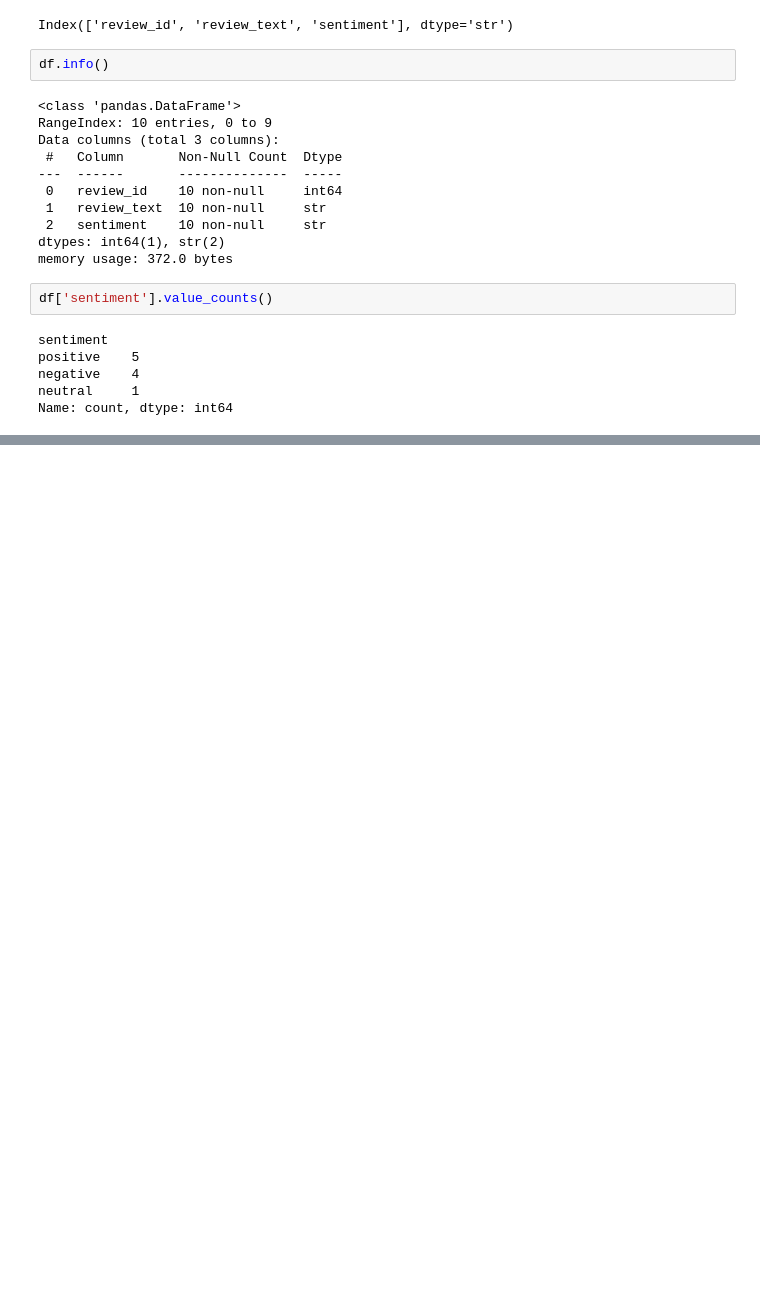
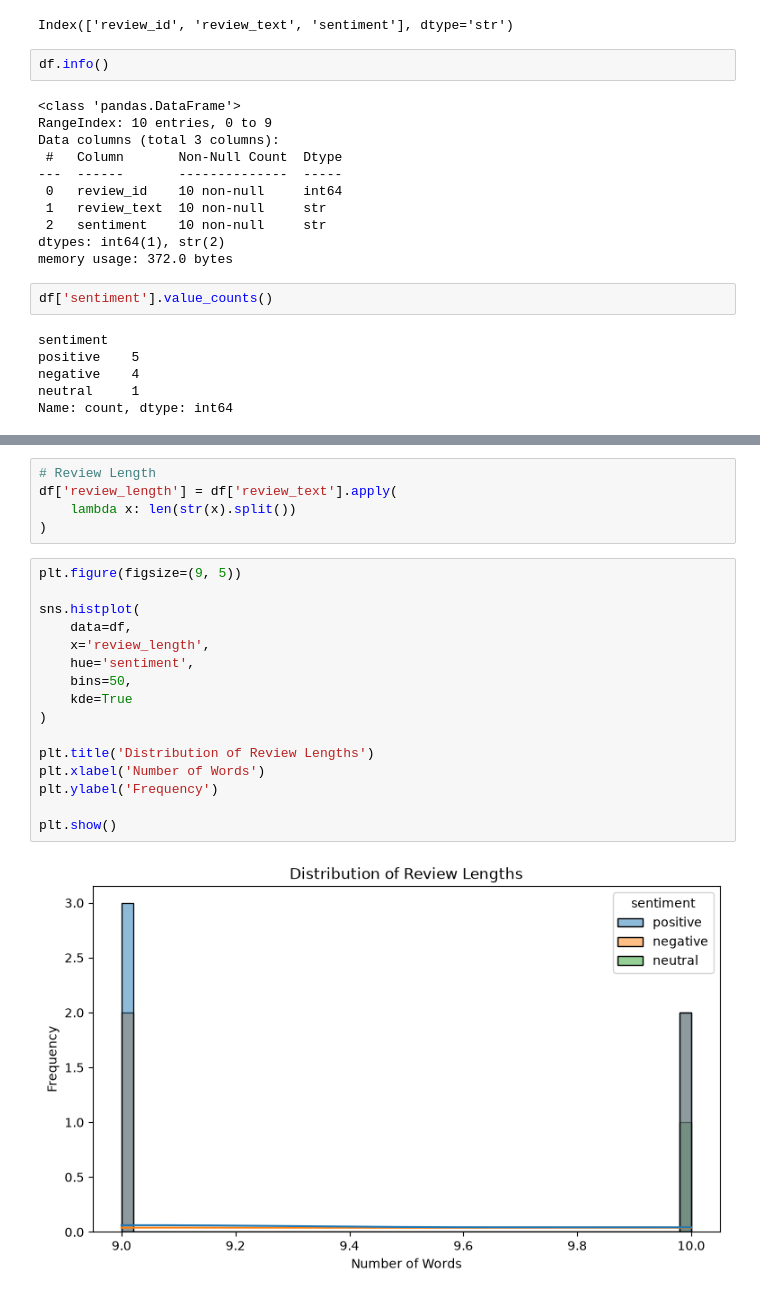
Before and after one commit to seelneas/Datheon_Machine_Learning_-_Data_Science_Internship, a Jupyter notebook: NLP_Sentiment_Classification_on_Customer_Reviews/sentiment_analysis.ipynb, the cells around one changed output, grey strips where cells are left out. Saved outputs shown, nothing was run; the diff lists cells and outputs as text; blank space fills up the shorter version.

```diff
--- a/NLP_Sentiment_Classification_on_Customer_Reviews/sentiment_analysis.ipynb
+++ b/NLP_Sentiment_Classification_on_Customer_Reviews/sentiment_analysis.ipynb
@@ -106,0 +138,23 @@ Name: count, dtype: int64
+# %%
+# Review Length
+df['review_length'] = df['review_text'].apply(
+    lambda x: len(str(x).split())
+)
+# %%
+plt.figure(figsize=(9, 5))
+
+sns.histplot(
+    data=df,
+    x='review_length',
+    hue='sentiment',
+    bins=50,
+    kde=True
+)
+
+plt.title('Distribution of Review Lengths')
+plt.xlabel('Number of Words')
+plt.ylabel('Frequency')
+
+plt.show()
+# %% [output]
+[figure, added]
```
Also changed, not shown: parts of 7 cells of this notebook.
